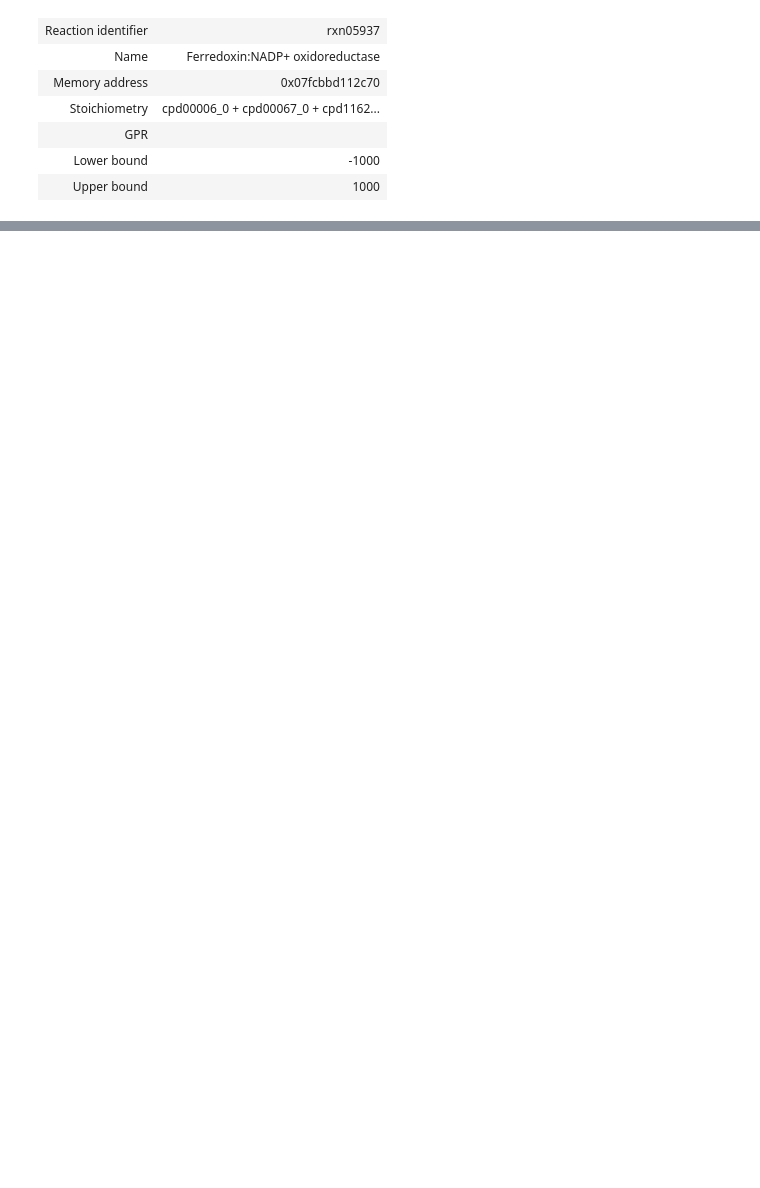
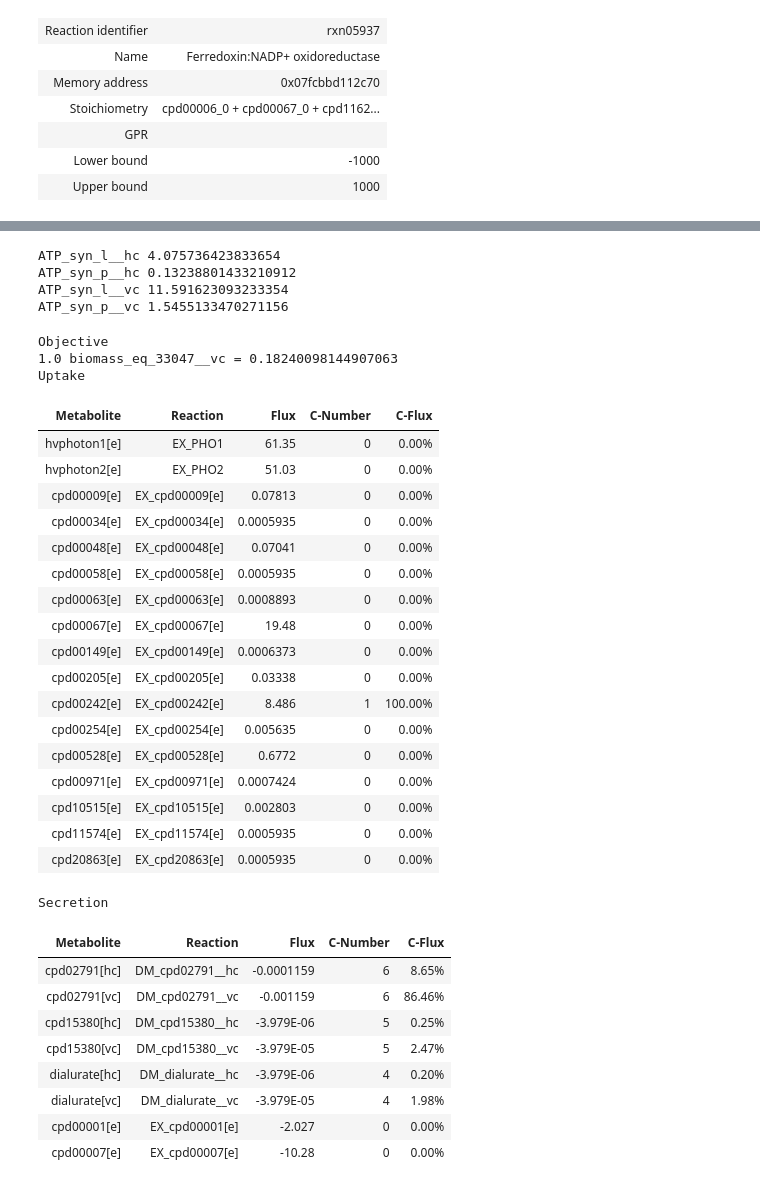
Before and after one commit to ModelSEED/ModelSEEDpy, a Jupyter notebook: examples/Model Reconstruction/Biochem.ipynb, the cells around one changed output, grey strips where cells are left out. Saved outputs shown, nothing was run; the diff lists cells and outputs as text; code cells hidden in the pictures; blank space fills up the shorter version.

```diff
--- a/examples/Model Reconstruction/Biochem.ipynb
+++ b/examples/Model Reconstruction/Biochem.ipynb
@@ -444,0 +441,2 @@ modelseed_git.reactions.rxn05937
+# %%
+model_full = cobra.io.load_json_model('/home/fliu/workspace/data/sbml/iAnC892/iAnC892.json')
@@ -444,0 +579,4 @@ modelseed_git.reactions.rxn05937
+# %%
+for e in model_full.exchanges:
+    cpd = list(e.metabolites)[0]
+    print(f"'{e.id}': 1000, #{cpd.name}")
@@ -444,0 +601,11 @@ modelseed_git.reactions.rxn05937
+# %%
+import copy
+for e in model_full.exchanges:
+    if e.id not in base_n2_light1_2:
+        cpd = list(e.metabolites)[0]
+        m = copy.deepcopy(base_n2_light1_2)
+        m.update({'EX_cpd00007[e]': 1000})
+        m.update({e.id: 1})
+        model_full.medium = m
+        v = model_full.slim_optimize()
+        print(e.id, cpd.name, v)
@@ -444,0 +630,10 @@ modelseed_git.reactions.rxn05937
+# %%
+import copy
+for e in model_full.exchanges:
+    if e.id not in base_n2_light1_2:
+        cpd = list(e.metabolites)[0]
+        m = copy.deepcopy(base_n2_light1_2)
+        m.update({e.id: 1})
+        model_full.medium = m
+        v = model_full.slim_optimize()
+        print(e.id, cpd.name, v)
@@ -445 +658,45 @@ modelseed_git.reactions.rxn05937
+# %%
+model_full.medium = default_medium
+# 61.35 51.03 0.18240098144906766
+sol = cobra.flux_analysis.pfba(model_full)
+for r in ['ATP_syn_l__hc', 'ATP_syn_p__hc', 'ATP_syn_l__vc', 'ATP_syn_p__vc']:
+    print(r, sol.fluxes[r])
+
+model_full.summary(sol)
+# %% [output]
+ATP_syn_l__hc 4.075736423833654
+ATP_syn_p__hc 0.13238801433210912
+ATP_syn_l__vc 11.591623093233354
+ATP_syn_p__vc 1.5455133470271156
+Objective
+1.0 biomass_eq_33047__vc = 0.18240098144907063
+Uptake
+| Metabolite | Reaction | Flux | C-Number | C-Flux |
+| hvphoton1[e] | EX_PHO1 | 61.35 | 0 | 0.00% |
+| hvphoton2[e] | EX_PHO2 | 51.03 | 0 | 0.00% |
+| cpd00009[e] | EX_cpd00009[e] | 0.07813 | 0 | 0.00% |
+| cpd00034[e] | EX_cpd00034[e] | 0.0005935 | 0 | 0.00% |
+| cpd00048[e] | EX_cpd00048[e] | 0.07041 | 0 | 0.00% |
+| cpd00058[e] | EX_cpd00058[e] | 0.0005935 | 0 | 0.00% |
+| cpd00063[e] | EX_cpd00063[e] | 0.0008893 | 0 | 0.00% |
+| cpd00067[e] | EX_cpd00067[e] | 19.48 | 0 | 0.00% |
+| cpd00149[e] | EX_cpd00149[e] | 0.0006373 | 0 | 0.00% |
+| cpd00205[e] | EX_cpd00205[e] | 0.03338 | 0 | 0.00% |
+| cpd00242[e] | EX_cpd00242[e] | 8.486 | 1 | 100.00% |
+| cpd00254[e] | EX_cpd00254[e] | 0.005635 | 0 | 0.00% |
+| cpd00528[e] | EX_cpd00528[e] | 0.6772 | 0 | 0.00% |
+| cpd00971[e] | EX_cpd00971[e] | 0.0007424 | 0 | 0.00% |
+| cpd10515[e] | EX_cpd10515[e] | 0.002803 | 0 | 0.00% |
+| cpd11574[e] | EX_cpd11574[e] | 0.0005935 | 0 | 0.00% |
+| cpd20863[e] | EX_cpd20863[e] | 0.0005935 | 0 | 0.00% |
+Secretion
+| Metabolite | Reaction | Flux | C-Number | C-Flux |
+| cpd02791[hc] | DM_cpd02791__hc | -0.0001159 | 6 | 8.65% |
+| cpd02791[vc] | DM_cpd02791__vc | -0.001159 | 6 | 86.46% |
+| cpd15380[hc] | DM_cpd15380__hc | -3.979E-06 | 5 | 0.25% |
+| cpd15380[vc] | DM_cpd15380__vc | -3.979E-05 | 5 | 2.47% |
+| dialurate[hc] | DM_dialurate__hc | -3.979E-06 | 4 | 0.20% |
+| dialurate[vc] | DM_dialurate__vc | -3.979E-05 | 4 | 1.98% |
+| cpd00001[e] | EX_cpd00001[e] | -2.027 | 0 | 0.00% |
+| cpd00007[e] | EX_cpd00007[e] | -10.28 | 0 | 0.00% |
 # %%
```
Also changed, not shown: parts of 19 cells of this notebook, 2 other files.
